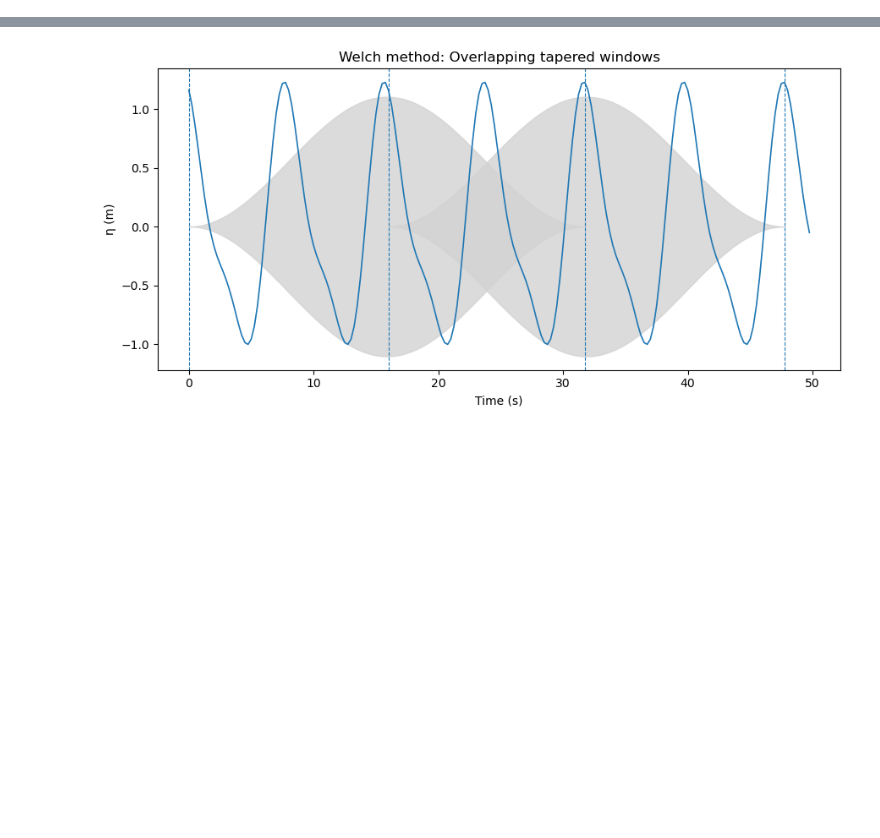
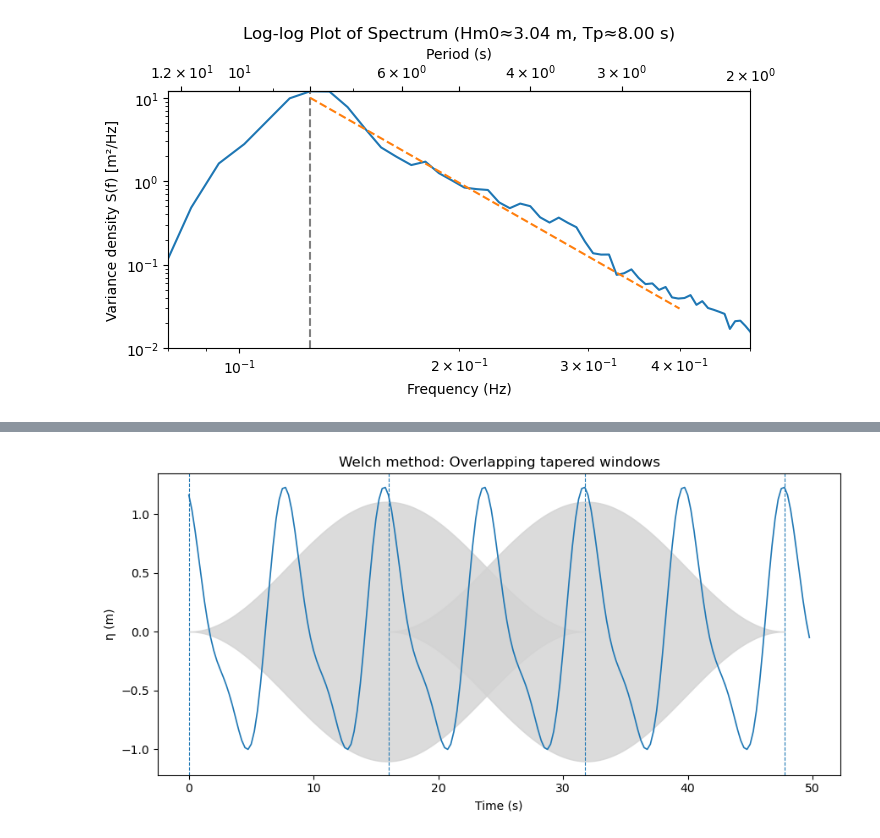
Before and after one commit to csherwood-usgs/FA_science, a Jupyter notebook: elevation_to_spectrum.ipynb, the cells around one changed output, grey strips where cells are left out. Drawn from its saved outputs; the diff is of its cells as text; code cells hidden in the pictures; blank space fills up the shorter version.

```diff
--- a/elevation_to_spectrum.ipynb
+++ b/elevation_to_spectrum.ipynb
@@ -1,107 +81,32 @@
 # %%
-import numpy as np
-from scipy import signal, integrate
-import matplotlib.pyplot as plt
-import pandas as pd
-
-# load  time series
-df = pd.read_csv("synthetic_sea_surface_3m8s_4Hz_20min.csv")
-time_s = df["time_s"].to_numpy()
-eta_m  = df["eta_m"].to_numpy()
-# or
-# time_s, eta_m = np.loadtxt("synthetic_sea_surface_3m8s_4Hz_20min.csv", delimiter=",", skiprows=1, unpack=True)
-
-fs = 4.0  # Hz (sampling rate)
-
-# --- Welch parameters (sensible defaults for 20 min @ 4 Hz; N = 4800)
-nperseg  = 512            # segment length
-noverlap = nperseg // 2    # 50% overlap
-window   = "hann"          # standard Hann window
-
-# Welch returns one-sided PSD (for real signals), units: m^2/Hz for elevation
-f, S_welch = signal.welch(
-    eta_m,
-    fs=fs,
-    window=window,
-    nperseg=nperseg,
-    noverlap=noverlap,
-    detrend="constant",
-    return_onesided=True,
-    scaling="density",
-    average="mean"
-)
-
-# --- Spectral moments and bulk parameters
-m0   = integrate.trapezoid(S_welch, f)     # zeroth moment = variance
-Hm0  = 4.0 * np.sqrt(m0)                   # significant height (spectral)
-fp   = f[np.argmax(S_welch)]               # peak frequency (Hz)
-Tp   = 1.0 / fp if fp > 0 else np.nan      # peak period (s)
-
-print(f"Hm0 (Welch) = {Hm0:.2f} m")
-print(f"Tp  (Welch) = {Tp:.2f} s  (fp = {fp:.3f} Hz)")
-
-# --- Optional: other period definitions from moments
-m1   = integrate.trapezoid(f * S_welch, f)
-m2   = integrate.trapezoid((f**2) * S_welch, f)
-Tm01 = m0 / m1            # mean period (m0/m1)
-Tm02 = np.sqrt(m0 / m2)   # mean zero-crossing period
-
-print(f"Tm01 = {Tm01:.2f} s,  Tm02 = {Tm02:.2f} s")
-
-fig, ax = plt.subplots(figsize=(7,4))
-
-# bottom axis: frequency
-ax.plot(f, S_welch)
-ax.set_xlim(0.03, 0.50)            # avoid f=0 so the transform T=1/f stays finite
-ax.set_xlabel("Frequency (Hz)")
-ax.set_ylabel("Variance density S(f) [m²/Hz]")
-ax.set_title(f"Spectrum from Welch method (Hm0≈{Hm0:.2f} m, Tp≈{Tp:.2f} s)")
-ax.axvline(fp, ls="--", color="gray")
-
-# top axis: period, using an exact transform
-def f_to_T(fvals):
-    return 1.0/np.clip(fvals, 1e-12, None)
-
-def T_to_f(Tvals):
-    return 1.0/np.clip(Tvals, 1e-12, None)
-
-secax = ax.secondary_xaxis('top', functions=(f_to_T, T_to_f))
-secax.set_xlabel("Period (s)")
-
-# choose clean period ticks within your frequency window (0.03–0.50 Hz → ~2–33 s)
-T_ticks = [3, 4, 5, 6, 8, 10, 12, 16]
-secax.set_xticks(T_ticks)
-
-plt.tight_layout()
-plt.show()
-
-
 fig, ax = plt.subplots(figsize=(7,4))
 ax.loglog(f, S_welch)
 ax.set_xlim(0.08, 0.50)
 ax.set_ylim(.01, 12)
 ax.set_xlabel("Frequency (Hz)")
 ax.set_ylabel("Variance density S(f) [m²/Hz]")
 ax.set_title(f"Log-log Plot of Spectrum (Hm0≈{Hm0:.2f} m, Tp≈{Tp:.2f} s)")
 ax.axvline(fp, ls="--", color="gray")
 
 fline = np.linspace( 1/Tp, 0.4 )
-sline = 0.1*(fline*Tp)**(-5/4)
+sline = 10*(fline*Tp)**(-5)
 ax.loglog( fline, sline, '--')
 # top axis: period, using an exact transform
 def f_to_T(fvals):
     return 1.0/np.clip(fvals, 1e-12, None)
 
 def T_to_f(Tvals):
     return 1.0/np.clip(Tvals, 1e-12, None)
 
 secax = ax.secondary_xaxis('top', functions=(f_to_T, T_to_f))
 secax.set_xlabel("Period (s)")
 
 # choose clean period ticks within your frequency window (0.03–0.50 Hz → ~2–33 s)
 T_ticks = [3, 4, 5, 6, 8, 10, 12, 16]
 secax.set_xticks(T_ticks)
 
 plt.tight_layout()
 plt.show()
+plt.savefig('loglog_welch_method_spectrum.png')
 # %% [output]
+[figure, new version]
```
Also changed, not shown: parts of 4 cells of this notebook, 9 other files.
